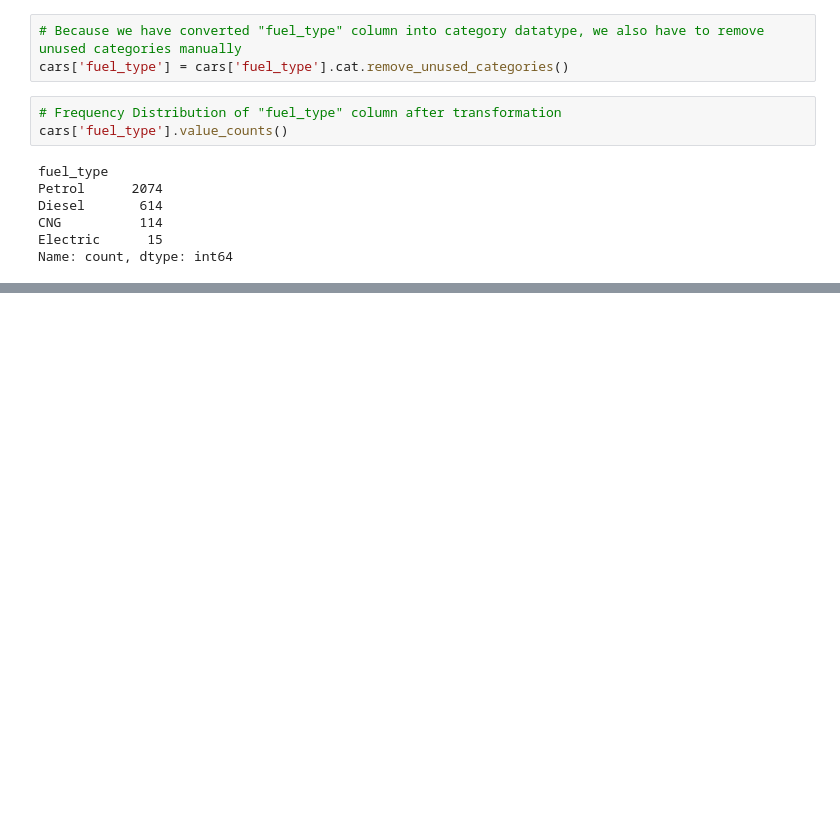
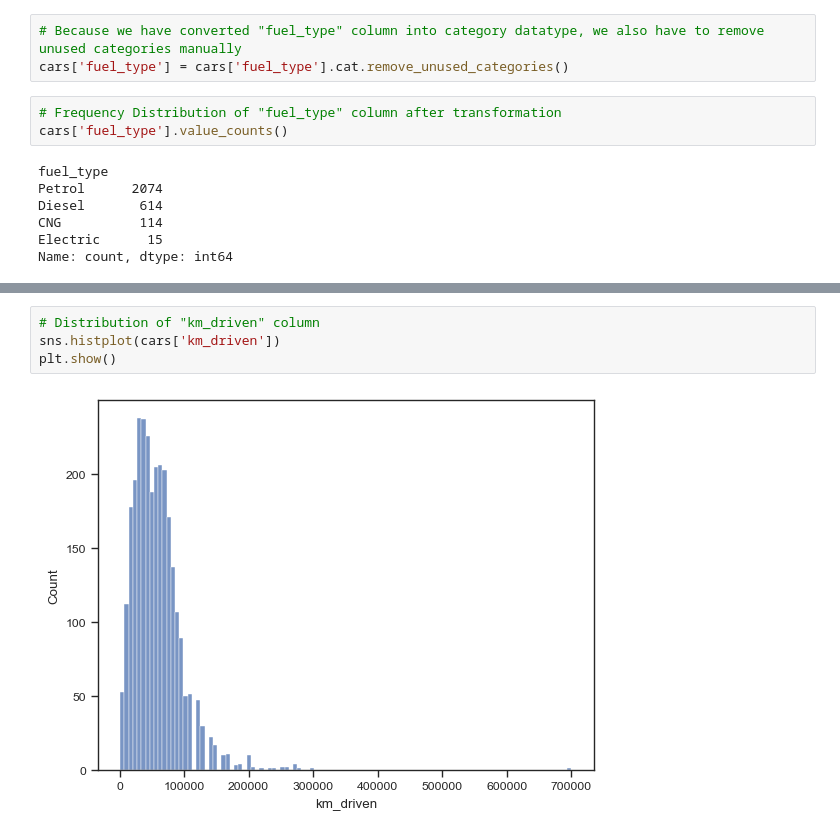
Before and after one commit to TheMrityunjayPathak/AutoIQ, a Jupyter notebook: notebooks/step_2_outlier_detection.ipynb, the cells around one changed output, grey strips where cells are left out. Cells and saved outputs as stored; diff of their text form; blank space fills up the shorter version.

```diff
--- a/notebooks/step_2_outlier_detection.ipynb
+++ b/notebooks/step_2_outlier_detection.ipynb
@@ -166,0 +202,6 @@ Name: count, dtype: int64
+# %%
+# Distribution of "km_driven" column
+sns.histplot(cars['km_driven'])
+plt.show()
+# %% [output]
+[figure, added]
```
Also changed, not shown: parts of 16 cells of this notebook.
